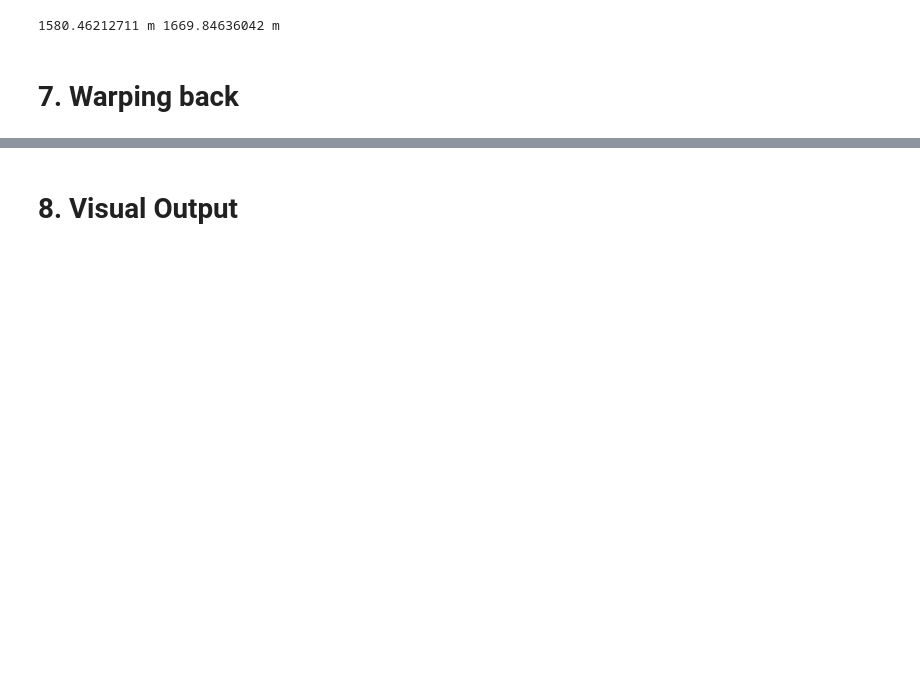
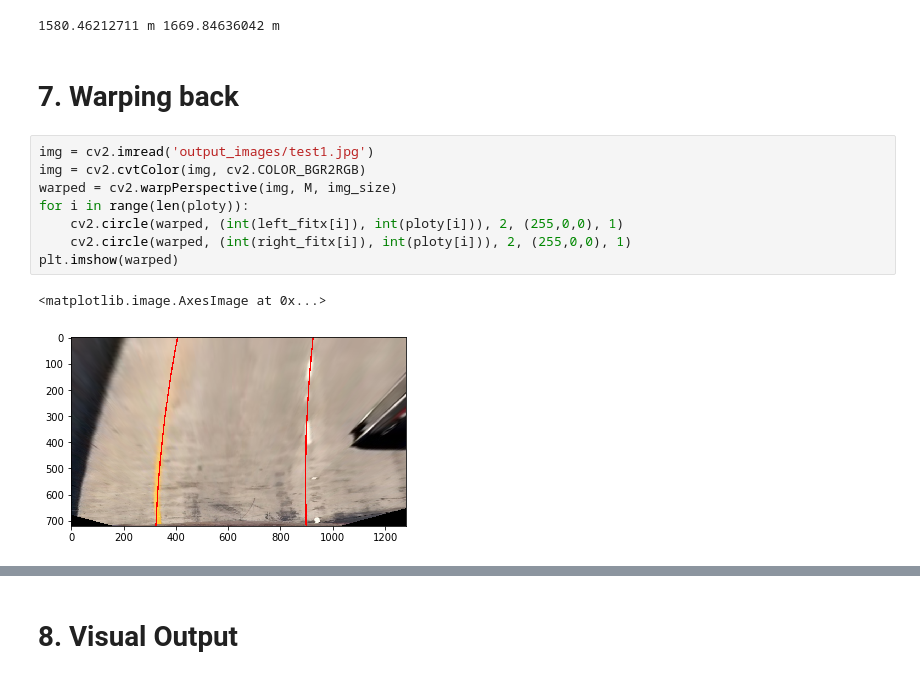
Before and after one commit to DataShrimp/CarND-Advanced-Lane-Lines, a Jupyter notebook: solution.ipynb, the cells around one changed output, grey strips where cells are left out. Cells and saved outputs as stored; diff of their text form; blank space fills up the shorter version.

```diff
--- a/solution.ipynb
+++ b/solution.ipynb
@@ -353,3 +356,14 @@ print(left_curverad, 'm', right_curverad, 'm')
 1580.46212711 m 1669.84636042 m
 # %% [markdown]
 # 7. Warping back
+# %%
+img = cv2.imread('output_images/test1.jpg')
+img = cv2.cvtColor(img, cv2.COLOR_BGR2RGB)
+warped = cv2.warpPerspective(img, M, img_size)
+for i in range(len(ploty)):
+    cv2.circle(warped, (int(left_fitx[i]), int(ploty[i])), 2, (255,0,0), 1)
+    cv2.circle(warped, (int(right_fitx[i]), int(ploty[i])), 2, (255,0,0), 1)
+plt.imshow(warped)
+# %% [output]
+<matplotlib.image.AxesImage at 0x...>
+[figure, added]
```
Also changed, not shown: parts of 4 cells of this notebook.
